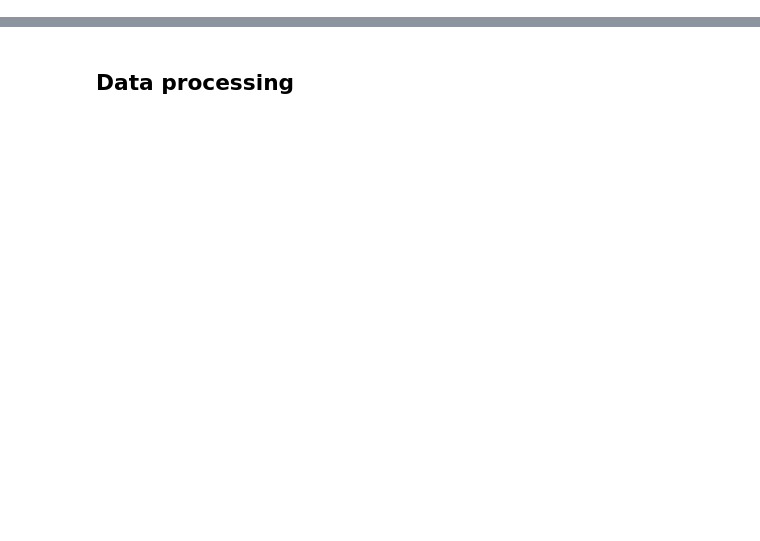
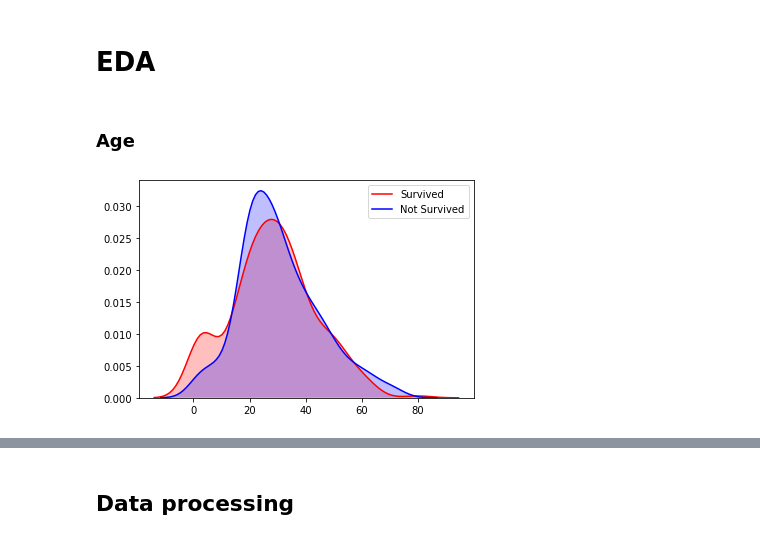
Before and after one commit to tuogy/kaggle-titanic, a Jupyter notebook: main.ipynb, the cells around one changed output, grey strips where cells are left out. Drawn from its saved outputs; the diff is of its cells as text; code cells hidden in the pictures; blank space fills up the shorter version.

```diff
--- a/main.ipynb
+++ b/main.ipynb
@@ -23 +43,11 @@ train_data.describe(include='all')
+# %% [markdown]
+# EDA
+# %% [markdown]
+### Age
+# %%
+ax = sns.kdeplot(train_data.loc[train_data['Survived']==True, 'Age'], shade=True, color='r')
+ax = sns.kdeplot(train_data.loc[train_data['Survived']==False, 'Age'], shade=True, color='b', ax=ax)
+ax_legend = ax.legend(['Survived', 'Not Survived'])
+# %% [output]
+[figure, added]
 # %%
```
Also changed, not shown: parts of 57 cells of this notebook.
